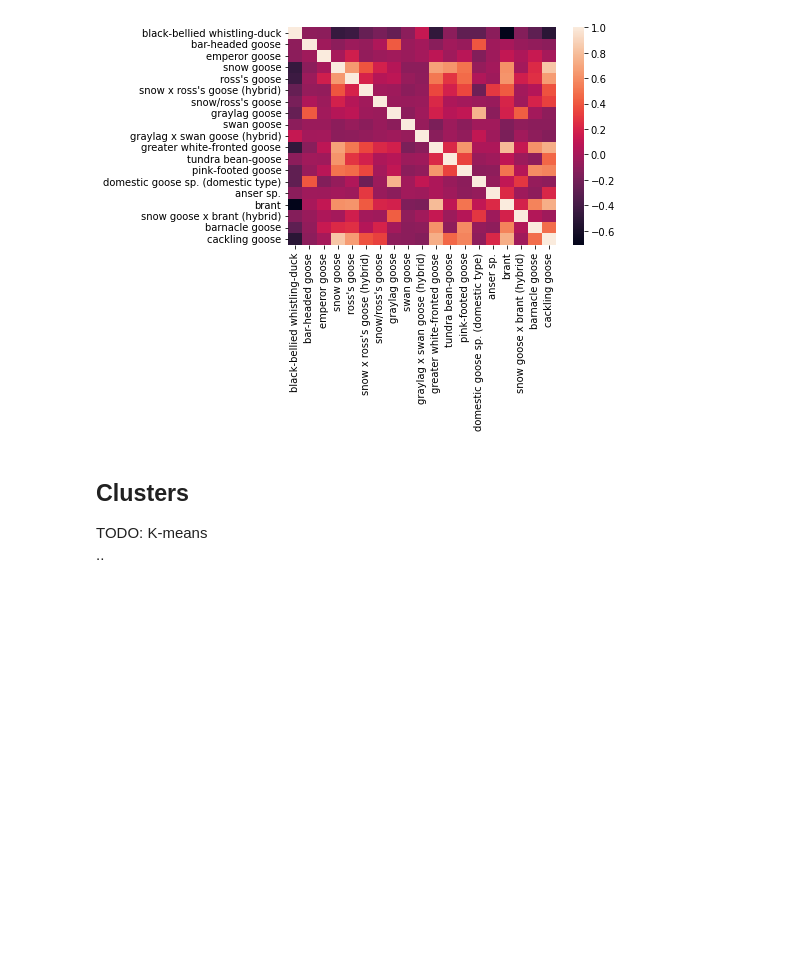
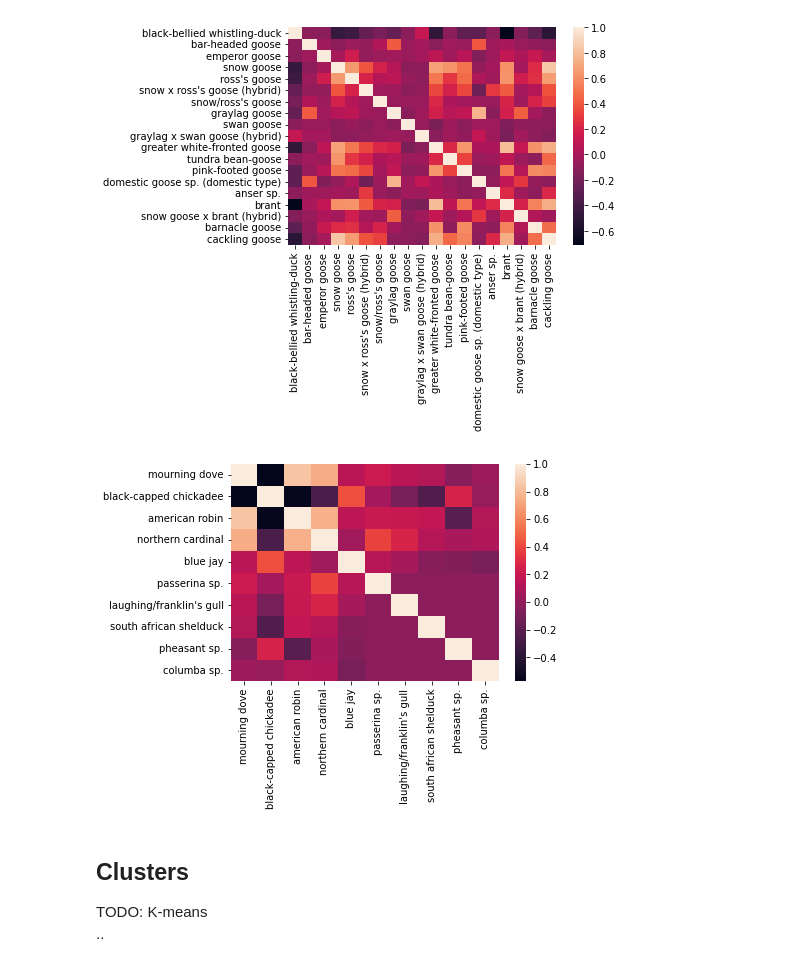
Before and after one commit to ChopinYan/birds-migration, a Jupyter notebook: migration_statistics.ipynb, the cells around one changed output. Drawn from its saved outputs; the diff is of its cells as text; code cells hidden in the pictures; blank space fills up the shorter version.

```diff
--- a/migration_statistics.ipynb
+++ b/migration_statistics.ipynb
@@ -98,6 +151,20 @@ sns.heatmap(
 plt.show()
 # %% [output]
 [figure]
+# %%
+# calculate the correlation matrix for the rarest and easiest species to spot.
+col_top_birds = [col for col in df_freq_sort.iloc[-5:].index] + [col for col in df_freq_sort.iloc[:5].index]
+corr = df_migration[col_top_birds].corr()  #  + df_freq_sort.iloc[:5].index
+
+# plot the heatmap
+sns.heatmap(
+    corr,
+    xticklabels=corr.columns,
+    yticklabels=corr.columns
+)
+plt.show()
+# %% [output]
+[figure, added]
 # %% [markdown]
 ## <font face="Times New Roman">Clusters</font>
 TODO: K-means
```
Also changed, not shown: parts of 17 cells of this notebook.
